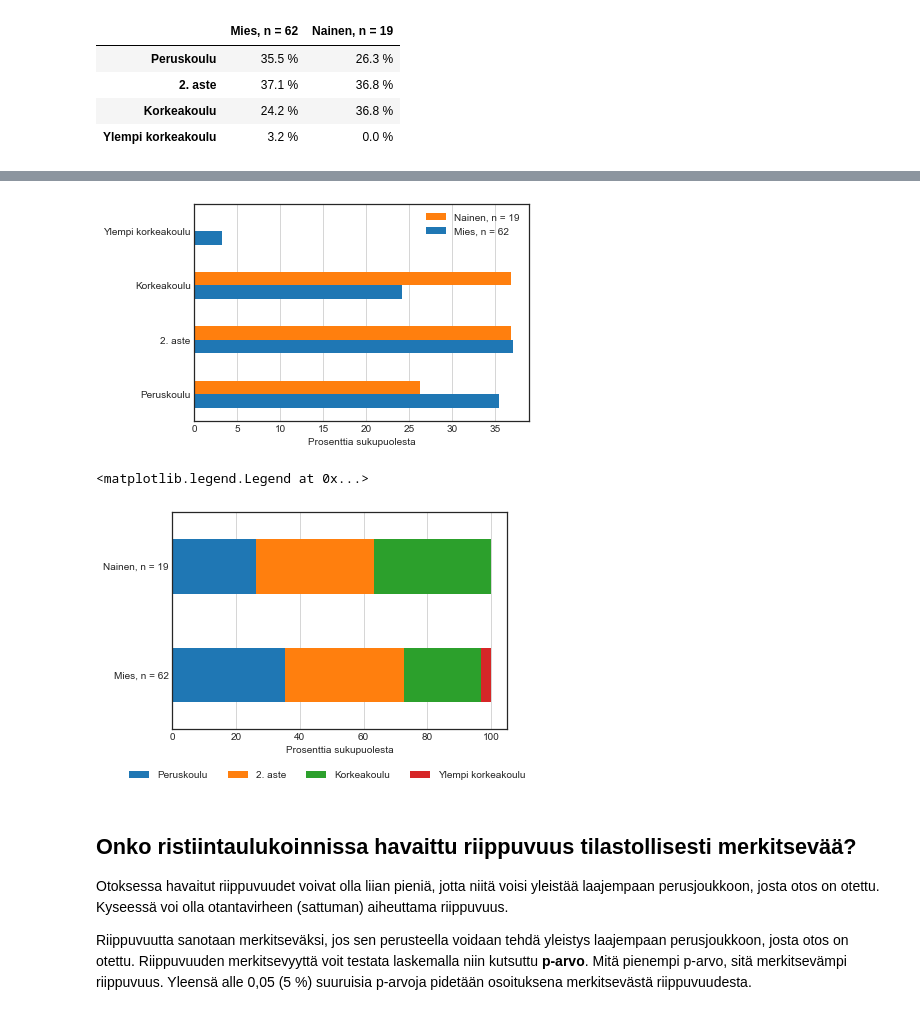
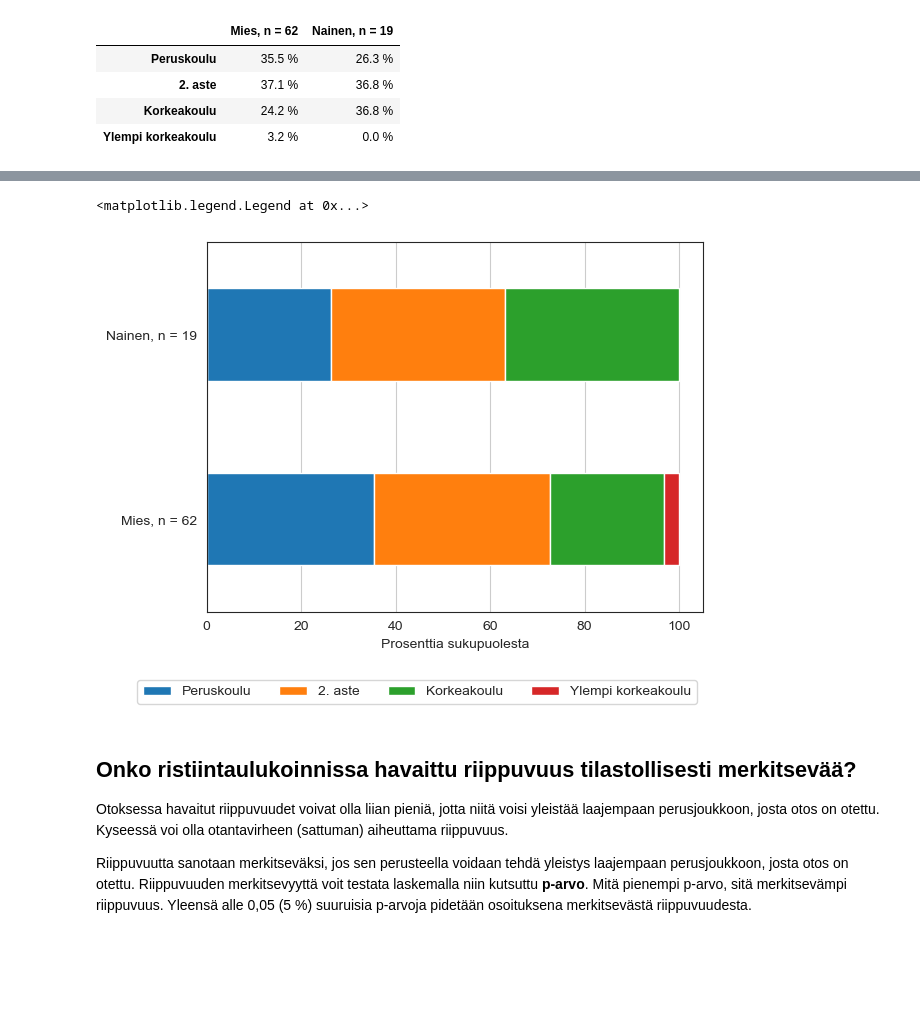
Before and after one commit to taanila/selittava, a Jupyter notebook: ristiintaulukointi.ipynb, the cells around one changed output, grey strips where cells are left out. Drawn from its saved outputs; the diff is of its cells as text; code cells hidden in the pictures; blank space fills up the shorter version.

```diff
--- a/ristiintaulukointi.ipynb
+++ b/ristiintaulukointi.ipynb
@@ -10,8 +10,9 @@ Kahden kategorisen muuttujan riippuvuutta voin tarkastella ristiintaulukoinnin a
 # %%
 import pandas as pd
 import matplotlib.pyplot as plt
+import seaborn as sns
 
-plt.style.use('seaborn-white')
+sns.set_style('white')
 # %%
 df = pd.read_excel('https://taanila.fi/data1.xlsx')
 df
@@ -84,30 +93,19 @@ df3.style.format('{:.1f} %')
 # %%
-# Edellinen pylväinä; legend='reverse' kääntää selitteen järjestyksen
-df3.plot.barh(legend='reverse')
+# Prosentit pinottuina pylväinä
+# T vaihtaa taulukon rivit ja sarakkeet (kaavion arvosarjat ja kategoriat) päittäin
+df3.T.plot.barh(stacked=True)
 
 # x-akselin otsikko
 plt.xlabel('Prosenttia sukupuolesta')
 
 # Pystysuuntainen taustaviivoitus
 plt.grid(axis='x')
+
+# Selitteen sijoittelu suhteessa origoon, selitteitä 4 vierekkäin
+plt.legend(loc=(-0.14, -0.25), ncol=4)
 # %% [output]
+<matplotlib.legend.Legend at 0x...>
-[figure, old version]
+[figure, new version]
-# %%
-# Edellinen 100 % pinottuina vaakapylväinä
-# T vaihtaa taulukon rivit ja sarakkeet (kaavion arvosarjat ja kategoriat) päittäin
-df3.T.plot.barh(stacked=True)
-
-# x-akselin otsikko
-plt.xlabel('Prosenttia sukupuolesta')
-
-# Pystysuuntainen taustaviivoitus
-plt.grid(axis='x')
-
-# Selitteen sijoittelu suhteessa origoon, selitteitä 4 vierekkäin
-plt.legend(loc=(-0.14, -0.25), ncol=4)
-# %% [output]
-<matplotlib.legend.Legend at 0x...>
-[figure, removed]
 # %% [markdown]
 ## Onko ristiintaulukoinnissa havaittu riippuvuus tilastollisesti merkitsevää?
 
```
Also changed, not shown: parts of 4 cells of this notebook.
